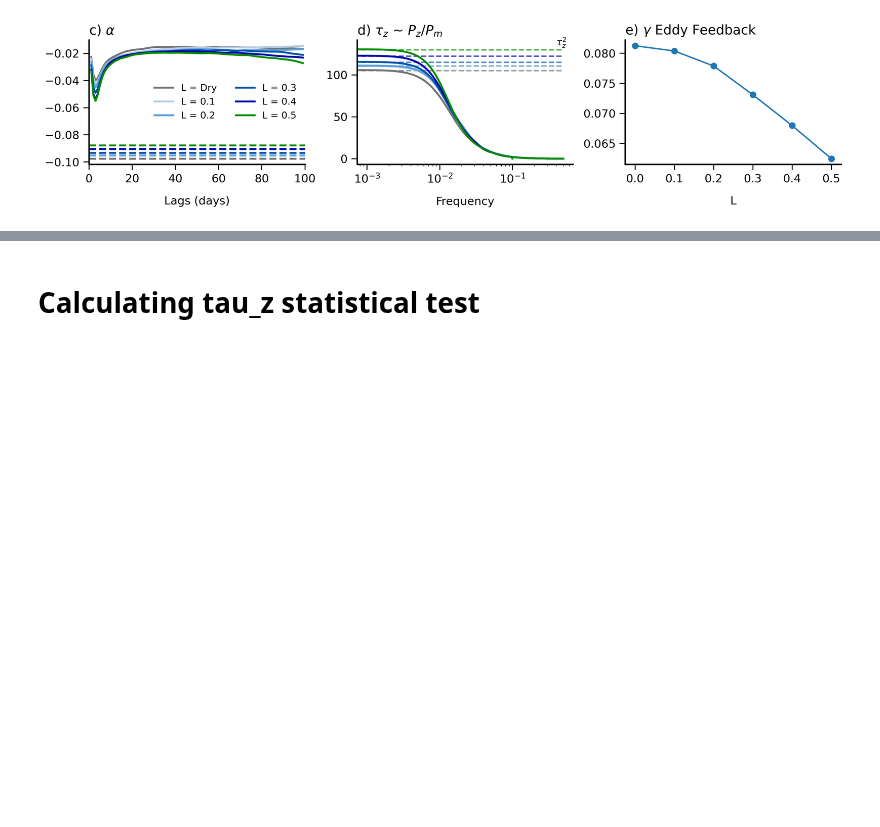
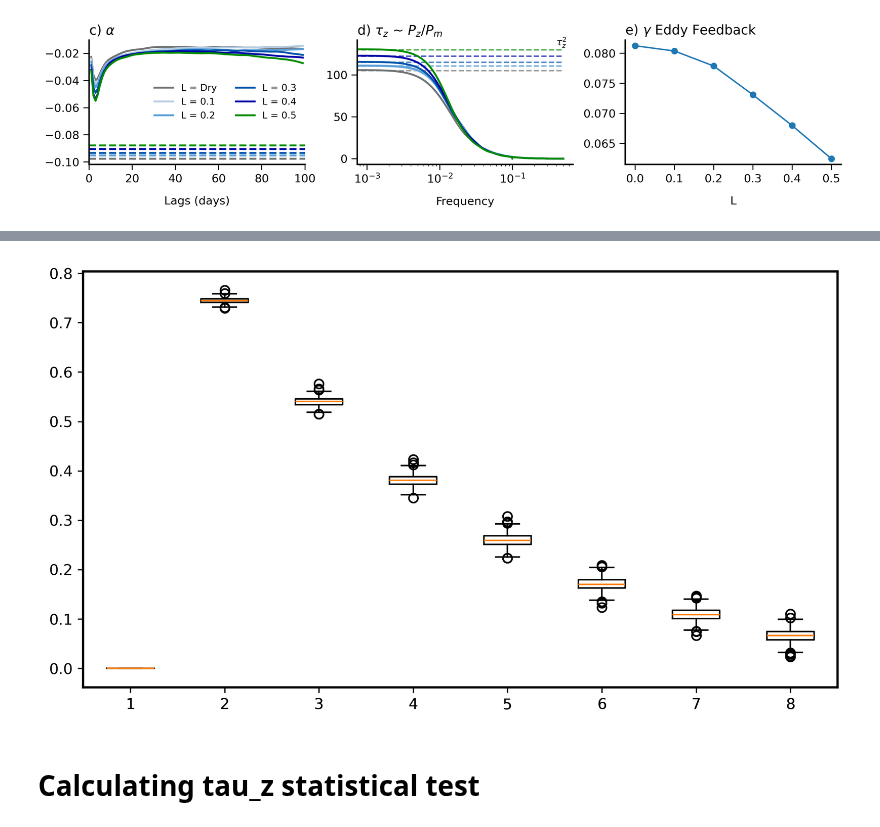
Before and after one commit to PeterChang1023/Moist_Dycore, a Jupyter notebook: IdealizeSpetral.jl/exp/HSt42/Moist_Dycore_Fig2_statistical_test_Cal.ipynb, the cells around one changed output, grey strips where cells are left out. Cells and saved outputs as stored; diff of their text form; code cells hidden in the pictures; blank space fills up the shorter version.

```diff
--- a/IdealizeSpetral.jl/exp/HSt42/Moist_Dycore_Fig2_statistical_test_Cal.ipynb
+++ b/IdealizeSpetral.jl/exp/HSt42/Moist_Dycore_Fig2_statistical_test_Cal.ipynb
@@ -159,3 +159,7 @@ plt.show()
 (14500,)
 (14500,)
 [figure]
+# %%
+autocorr_results_array = np.array(autocorr_results)
+autocorr_results_array.shape
+autocorr_results_array[0,100]
@@ -462,3 +713,16 @@ Calculating AR1...
+# %%
+tau_full = np.arange(-auto_length, auto_length + 1)
+
+plt.figure(figsize=(9,5), dpi=300.)
+for i in range(5,6):
+    plt.boxplot(auto_reshape[:,i,:8])
+    plt.boxplot(auto_reshape[:,i,:8])
+    # plt.plot(autocorr_results[i,100:110], color=colors[i])
+
+# plt.xlim([-30,30])
+# plt.ylim([0.6,1.01])
+# %% [output]
+[figure, added]
 # %% [markdown]
 # Calculating tau_z statistical test
 # %%
```
Also changed, not shown: parts of 23 cells of this notebook.
